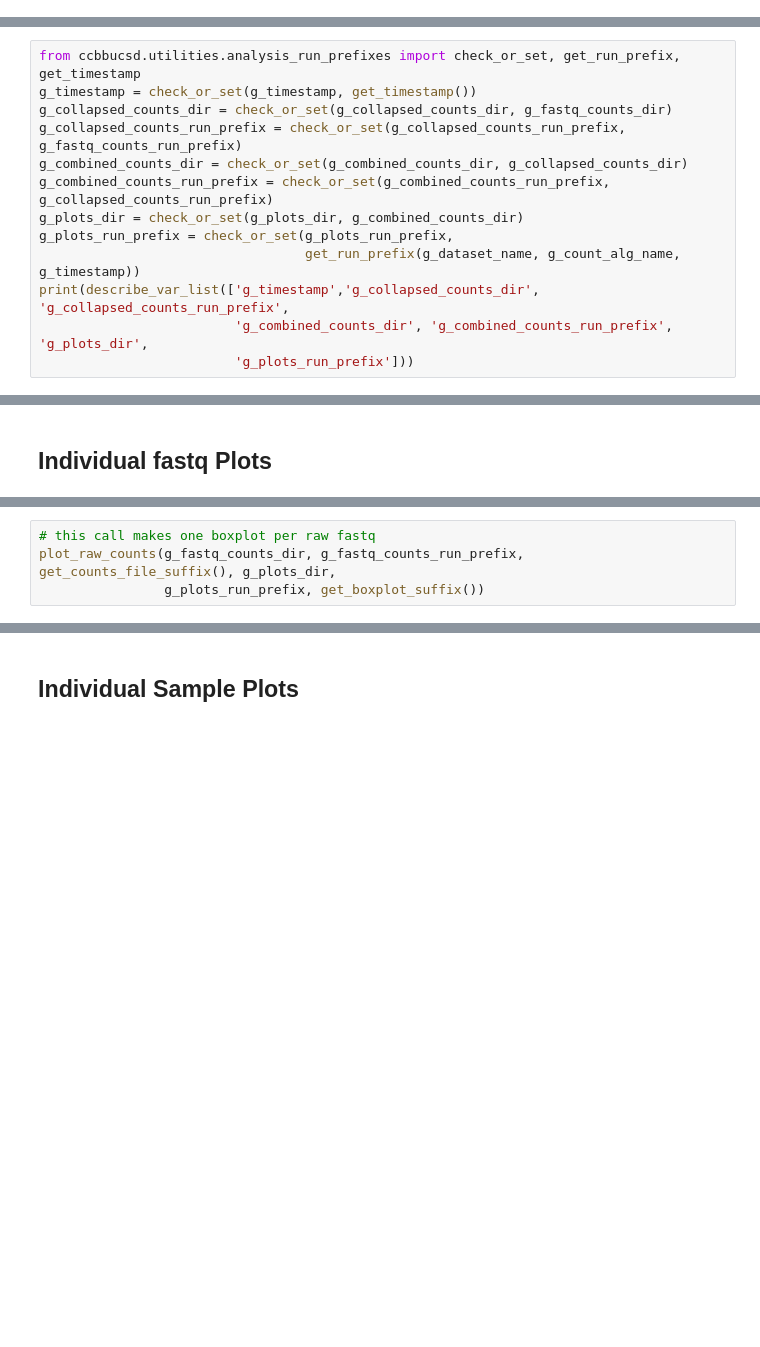
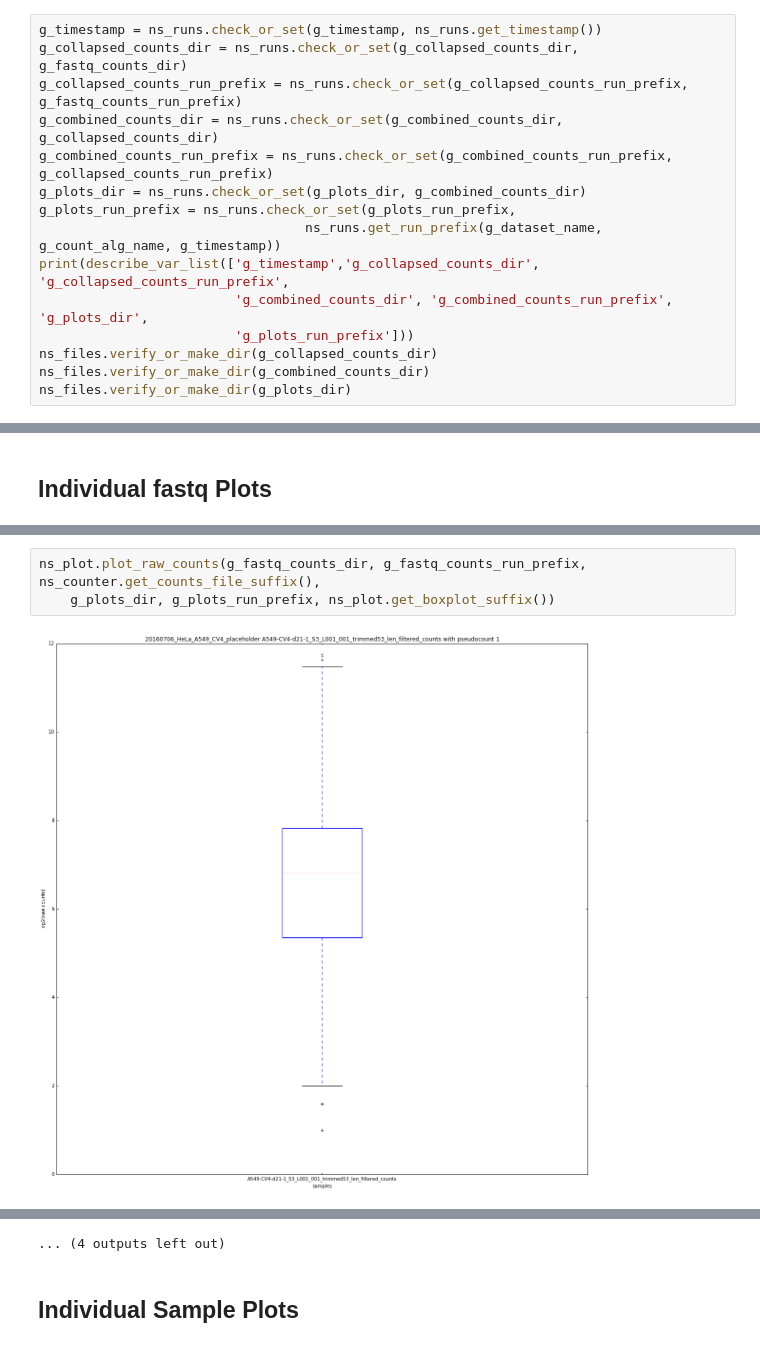
Before and after one commit to ucsd-ccbb/mali-dual-crispr-pipeline, a Jupyter notebook: notebooks/Dual CRISPR 5-Count Plots.ipynb, the cells around one changed output, grey strips where cells are left out. Drawn from its saved outputs; the diff is of its cells as text; blank space fills up the shorter version.

Commit message:
Updated all notebooks to use import/inspect approach and to work with src versions of python code rather than inline ones

```diff
--- a/notebooks/Dual CRISPR 5-Count Plots.ipynb
+++ b/notebooks/Dual CRISPR 5-Count Plots.ipynb
@@ -31,0 +48,15 @@ g_code_location = "/Users/Birmingham/Repositories/ccbb_tickets/20160210_mali_cri
+# %%
+g_timestamp = ns_runs.check_or_set(g_timestamp, ns_runs.get_timestamp())
+g_collapsed_counts_dir = ns_runs.check_or_set(g_collapsed_counts_dir, g_fastq_counts_dir)
+g_collapsed_counts_run_prefix = ns_runs.check_or_set(g_collapsed_counts_run_prefix, g_fastq_counts_run_prefix)
+g_combined_counts_dir = ns_runs.check_or_set(g_combined_counts_dir, g_collapsed_counts_dir)
+g_combined_counts_run_prefix = ns_runs.check_or_set(g_combined_counts_run_prefix, g_collapsed_counts_run_prefix)
+g_plots_dir = ns_runs.check_or_set(g_plots_dir, g_combined_counts_dir)
+g_plots_run_prefix = ns_runs.check_or_set(g_plots_run_prefix,
+                                  ns_runs.get_run_prefix(g_dataset_name, g_count_alg_name, g_timestamp))
+print(describe_var_list(['g_timestamp','g_collapsed_counts_dir', 'g_collapsed_counts_run_prefix',
+                         'g_combined_counts_dir', 'g_combined_counts_run_prefix', 'g_plots_dir',
+                         'g_plots_run_prefix']))
+ns_files.verify_or_make_dir(g_collapsed_counts_dir)
+ns_files.verify_or_make_dir(g_combined_counts_dir)
+ns_files.verify_or_make_dir(g_plots_dir)
@@ -46,13 +72,0 @@ def describe_var_list(input_var_name_list):
-# %%
-from ccbbucsd.utilities.analysis_run_prefixes import check_or_set, get_run_prefix, get_timestamp
-g_timestamp = check_or_set(g_timestamp, get_timestamp())
-g_collapsed_counts_dir = check_or_set(g_collapsed_counts_dir, g_fastq_counts_dir)
-g_collapsed_counts_run_prefix = check_or_set(g_collapsed_counts_run_prefix, g_fastq_counts_run_prefix)
-g_combined_counts_dir = check_or_set(g_combined_counts_dir, g_collapsed_counts_dir)
-g_combined_counts_run_prefix = check_or_set(g_combined_counts_run_prefix, g_collapsed_counts_run_prefix)
-g_plots_dir = check_or_set(g_plots_dir, g_combined_counts_dir)
-g_plots_run_prefix = check_or_set(g_plots_run_prefix,
-                                  get_run_prefix(g_dataset_name, g_count_alg_name, g_timestamp))
-print(describe_var_list(['g_timestamp','g_collapsed_counts_dir', 'g_collapsed_counts_run_prefix',
-                         'g_combined_counts_dir', 'g_combined_counts_run_prefix', 'g_plots_dir',
-                         'g_plots_run_prefix']))
@@ -177,4 +128,5 @@ print(summarize_filenames_for_prefix_and_suffix(g_fastq_counts_dir, g_fastq_coun
 # %%
-# this call makes one boxplot per raw fastq
-plot_raw_counts(g_fastq_counts_dir, g_fastq_counts_run_prefix, get_counts_file_suffix(), g_plots_dir,
-                g_plots_run_prefix, get_boxplot_suffix())
+ns_plot.plot_raw_counts(g_fastq_counts_dir, g_fastq_counts_run_prefix, ns_counter.get_counts_file_suffix(),
+    g_plots_dir, g_plots_run_prefix, ns_plot.get_boxplot_suffix())
+# %% [output]
+[figure, added]
@@ -181,3 +144,4 @@ plot_raw_counts(g_fastq_counts_dir, g_fastq_counts_run_prefix, get_counts_file_s
+... (4 outputs left out)
 # %% [markdown]
 ## Individual Sample Plots
 # %%
```
Also changed, not shown: parts of 28 cells of this notebook, 6 other files.
